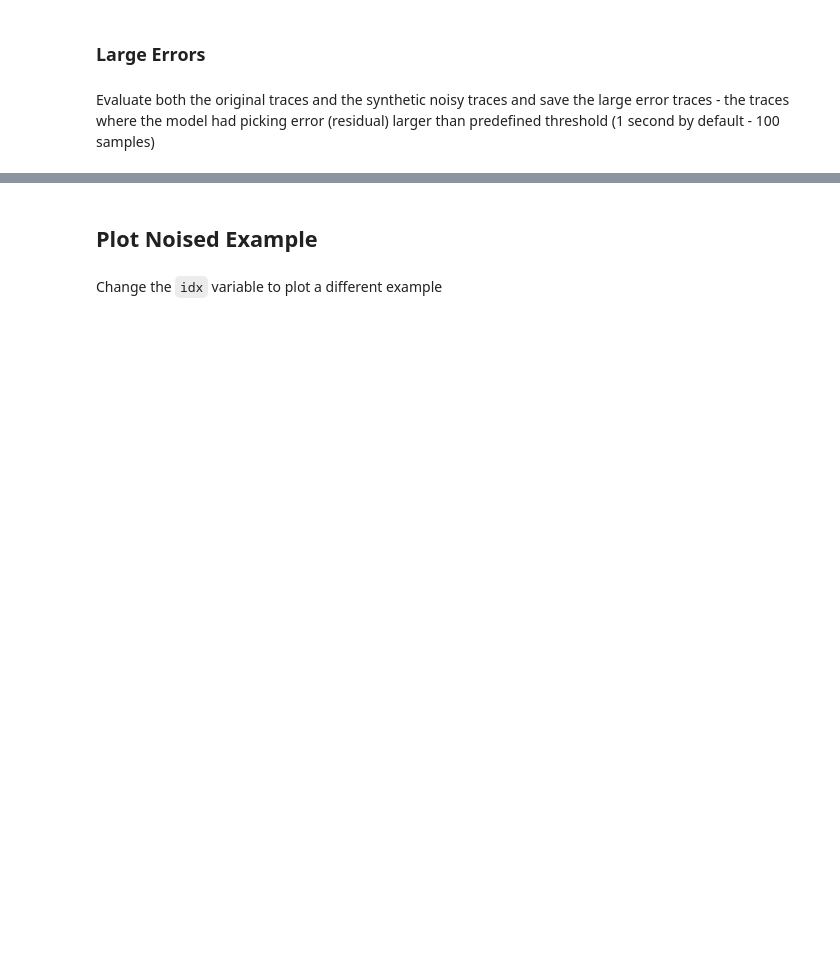
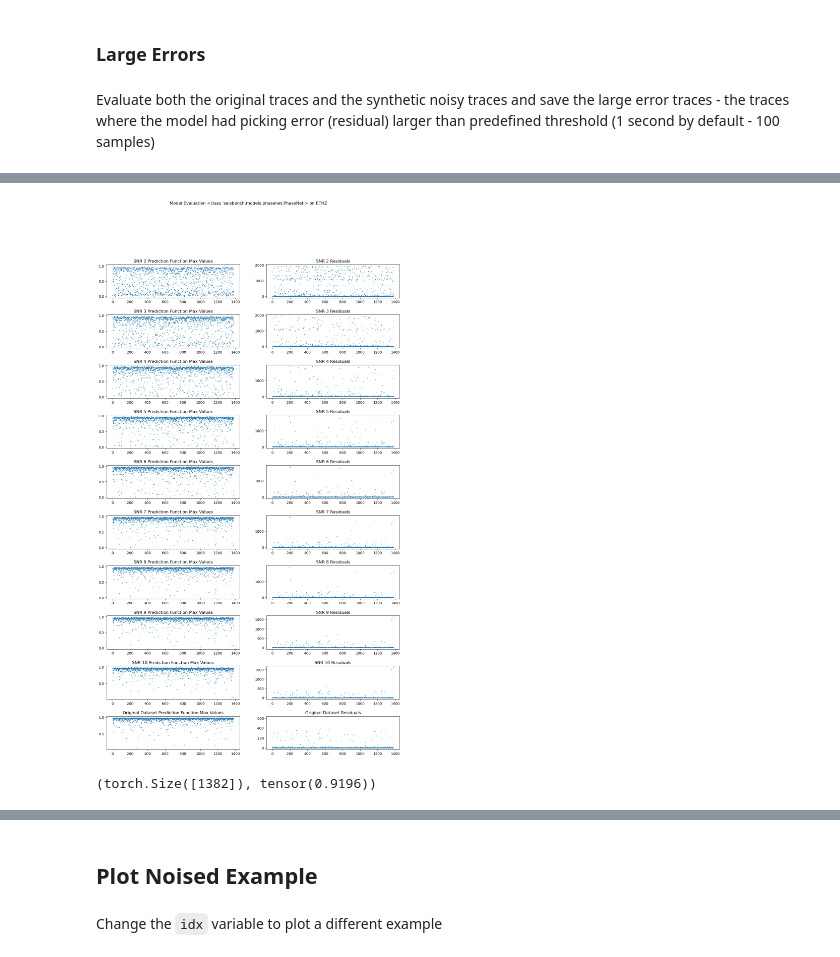
Before and after one commit to moshebeutel/summer_2022_Seismology, a Jupyter notebook: notebooks/model_evaluation.ipynb, the cells around one changed output, grey strips where cells are left out. Saved outputs shown, nothing was run; the diff lists cells and outputs as text; code cells hidden in the pictures; blank space fills up the shorter version.

```diff
--- a/notebooks/model_evaluation.ipynb
+++ b/notebooks/model_evaluation.ipynb
@@ -290,0 +295,45 @@ ax_trimmed.hlines(y=dataset_trimmed_len_original, xmin=2, xmax=10, linestyles='d
+# %%
+@torch.no_grad()
+def batch_maximum_values(batch: torch.tensor):
+    pred_prob = eval_batch_tuple_return(batch=batch)
+    return torch.max(pred_prob, dim=-1)
+
+def batch_max_values_and_residuals(batch: torch.tensor, labels: torch.tensor, model):
+    pred_prob =  eval_batch_tuple_return(batch=batch, model=model)
+    max_values = torch.max(pred_prob[:,0], dim=-1).values
+    predictions = torch.argmax(pred_prob[:,0], dim=-1)
+    residuals = torch.abs(predictions-labels)
+    return max_values, residuals
+# %%
+max_values_list, residuals_list = [], []
+for noised_traces, noised_labels in zip(noisy_traces_list, noisy_traces_labels_list):
+    max_values, residuals = batch_max_values_and_residuals(batch=noised_traces, labels=noised_labels, model=pretrained_model)
+    max_values_list.append(max_values)
+    residuals_list.append(residuals)
+# %%
+orig_max_values, orig_residuals = batch_max_values_and_residuals(batch=original_dataset, labels=original_labels, model=pretrained_model)
+# %%
+fig, axs = plt.subplots(10, 2, figsize=(15,25))
+plt.suptitle(f'Model Evaluation {str(SBM_CLASS)} on {str.upper(dataset_origin)}')
+for i, (max_values, residuals) in enumerate(zip(max_values_list, residuals_list)):
+    axs[i,0].set_title(f'SNR {i+2} Prediction Function Max Values')
+    axs[i,0].scatter(range(max_values.shape[0]), max_values, s=1)
+    axs[i,1].set_title(f'SNR {i+2} Residuals')
+    axs[i,1].scatter(range(residuals.shape[0]), residuals, s=1)
+
+axs[9,0].set_title(f'Original Dataset Prediction Function Max Values')
+axs[9,0].scatter(range(orig_max_values.shape[0]), orig_max_values, s=1)
+axs[9,1].set_title(f'Original Dataset Residuals')
+axs[9,1].scatter(range(orig_residuals.shape[0]), orig_residuals, s=1)
+fig.subplots_adjust(hspace=0.5)
+# %% [output]
+[figure, added]
+# %%
+orig_max_values_mean = orig_max_values.mean()
+orig_max_values_std  = orig_max_values.std()
+orig_residuals_mean = orig_residuals.mean()
+orig_residuals_std = orig_residuals.std()
+
+orig_max_values.shape, orig_max_values_mean
+# %% [output]
+(torch.Size([1382]), tensor(0.9196))
```
Also changed, not shown: parts of 21 cells of this notebook, 1 other file.
